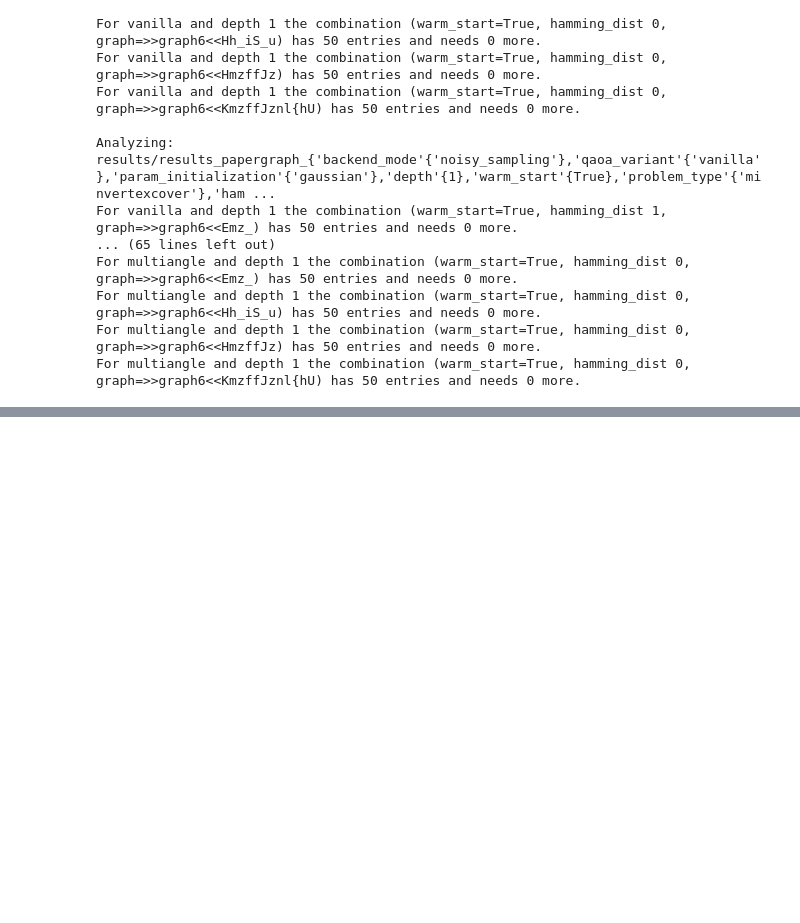
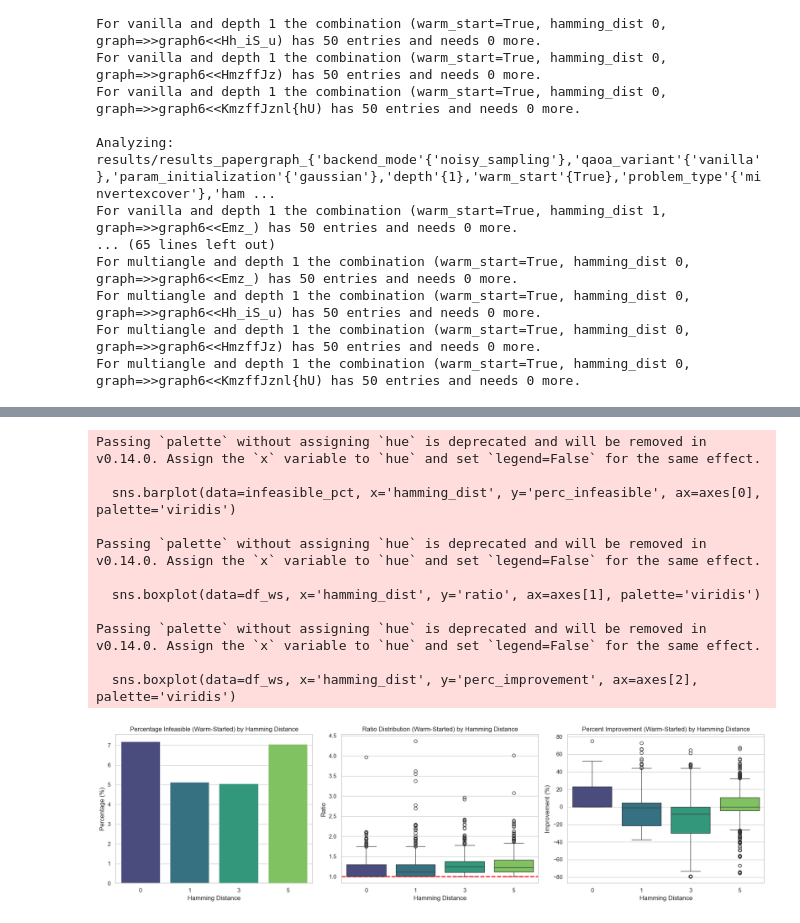
Before and after one commit to Smeidir/QAOA, a Jupyter notebook: results_visualizer.ipynb, the cells around one changed output, grey strips where cells are left out. Cells and saved outputs as stored; diff of their text form; code cells hidden in the pictures; blank space fills up the shorter version.

```diff
--- a/results_visualizer.ipynb
+++ b/results_visualizer.ipynb
@@ -55,8 +57,12 @@ strings = [
     "results/results_papergraph_depth_{2, 4, 6}_hamming_dist_{2, 4, 6}.csv",
     "results/results_papergraph_depth_{8, 10}_hamming_dist_{2, 4, 6}.csv"
 ]
-strings = [
-    "results/results_statevector_HD135_all.csv",
+strings_ = ["results/results_statevector_HD135_all.csv"]
+""",
+,
+"results/results_papergraph_{'backend_mode'{'statevector'},'qaoa_variant'{'multiangle','vanilla'},'param_initialization'{'gaussian'},'depth'{1,4},'warm_start'{True},'problem_type'{'minvertexcover'},'lagrangian_multiplier.csv",
+"results/results_papergraph_{'backend_mode'{'statevector'},'qaoa_variant'{'multiangle','vanilla'},'param_initialization'{'gaussian'},'depth'{1,4},'warm_start'{False,True},'problem_type'{'minvertexcover'},'lagrangian_mult.csv"
+
     "results/results_papergraph_{'backend_mode'{'noisy_sampling'},'qaoa_variant'{'multiangle'},'param_initialization'{'gaussian'},'depth'{1},'warm_start'{False,True},'problem_type'{'minvertexcover'}}.csv",
 "results/results_papergraph_{'backend_mode'{'noisy_sampling'},'qaoa_variant'{'vanilla'},'param_initialization'{'gaussian'},'depth'{1},'warm_start'{False,True},'problem_type'{'minvertexcover'}}.csv",
 "results/results_papergraph_{'backend_mode'{'noisy_sampling'},'qaoa_variant'{'vanilla'},'param_initialization'{'gaussian'},'depth'{1},'warm_start'{True},'problem_type'{'minvertexcover'},'hamming_dist'{1,3,5}}.csv",
@@ -65,7 +71,9 @@ strings = [
 "results/results_papergraph_{'backend_mode'{'noisy_sampling'},'qaoa_variant'{'vanilla'},'param_initialization'{'gaussian'},'depth'{7},'warm_start'{False,True},'problem_type'{'minvertexcover'}}.csv",
 "results/results_papergraph_{'backend_mode'{'noisy_sampling'},'qaoa_variant'{'vanilla'},'param_initialization'{'gaussian'},'depth'{7},'warm_start'{True},'problem_type'{'minvertexcover'},'hamming_dist'{1,3,5}}.csv",
 "results/results_papergraph_{'backend_mode'{'statevector'},'qaoa_variant'{'multiangle','vanilla'},'param_initialization'{'gaussian'},'depth'{1,4},'warm_start'{True},'problem_type'{'minvertexcover'},'lagrangian_multiplier.csv",
-"results/results_papergraph_{'backend_mode'{'statevector'},'qaoa_variant'{'multiangle','vanilla'},'param_initialization'{'gaussian'},'depth'{1,4},'warm_start'{False,True},'problem_type'{'minvertexcover'},'lagrangian_mult.csv"]
+"results/results_papergraph_{'backend_mode'{'statevector'},'qaoa_variant'{'multiangle','vanilla'},'param_initialization'{'gaussian'},'depth'{1,4},'warm_start'{False,True},'problem_type'{'minvertexcover'},'lagrangian_mult.csv"]"""
+strings = ["results/results_statevector_HD135_all.csv"]
+
 for file in strings:
     try:
         df = pd.read_csv(file)
@@ -243,6 +231,7 @@ for g in graphs:
     results.iloc[index] = row
 """
 print(results.groupby('graph_name')['infeasible'].value_counts())
-results = results[results['infeasible'] ==False]
+
+print(results.groupby(['qaoa_variant','lagrangian_multiplier'])['infeasible'].value_counts())
 # %% [output]
 graph_name
@@ -372,3 +362,63 @@ display(ui, out)
 # %% [output]
 VBox(children=(HBox(children=(Dropdown(description='Graph:', options=('All', '>>graph6<<Emz_', '>>graph6<<Hmzf…
 [interactive output not drawn]
+# %%
+# Filter to only warm-started entries
+df_ws = results[results['warm_start'] == True].copy()
+
+# Ensure 'infeasible' is boolean (it might be stored as a string)
+df_ws['infeasible_bool'] = df_ws['infeasible'].astype(str).str.lower() == 'true'
+
+# Group by hamming distance to compute percentage of infeasible runs
+infeasible_pct = (
+    df_ws.groupby('hamming_dist')['infeasible_bool']
+    .mean()
+    .reset_index(name='perc_infeasible')
+)
+infeasible_pct['perc_infeasible'] *= 100
+
+# Compute percent improvement from the warm-started string.
+# Here we define percent improvement as the relative reduction:
+# 100 * (quantum_obj_value - ws_value) / quantum_obj_value.
+# Exclude any rows with zero quantum_obj_value or missing ws_value.
+df_ws = df_ws[(df_ws['quantum_obj_value'] != 0) & (df_ws['ws_value'].notnull())].copy()
+df_ws['ws_value'] = df_ws['ws_value'].astype(float)  # ensure numeric
+df_ws['perc_improvement'] = 100 * (df_ws['quantum_obj_value'] - df_ws['ws_value']) / df_ws['quantum_obj_value']
+
+# Create a 1x3 figure: one for % infeasible, one for ratio, and one for % improvement by hamming distance.
+fig, axes = plt.subplots(1, 3, figsize=(18, 5))
+
+# 1) Plot percentage infeasible by hamming distance
+sns.barplot(data=infeasible_pct, x='hamming_dist', y='perc_infeasible', ax=axes[0], palette='viridis')
+axes[0].set_title('Percentage Infeasible (Warm-Started) by Hamming Distance')
+axes[0].set_ylabel('Percentage (%)')
+axes[0].set_xlabel('Hamming Distance')
+
+# 2) Plot distribution of ratio values by hamming distance
+sns.boxplot(data=df_ws, x='hamming_dist', y='ratio', ax=axes[1], palette='viridis')
+axes[1].set_title('Ratio Distribution (Warm-Started) by Hamming Distance')
+axes[1].set_ylabel('Ratio')
+axes[1].set_xlabel('Hamming Distance')
+axes[1].axhline(1, color='red', linestyle='--', linewidth=2)
+
+# 3) Plot percent improvement from the warm-started string by hamming distance
+sns.boxplot(data=df_ws, x='hamming_dist', y='perc_improvement', ax=axes[2], palette='viridis')
+axes[2].set_title('Percent Improvement (Warm-Started) by Hamming Distance')
+axes[2].set_ylabel('Improvement (%)')
+axes[2].set_xlabel('Hamming Distance')
+
+plt.tight_layout()
+plt.show()
+# %% [output]
+Passing `palette` without assigning `hue` is deprecated and will be removed in v0.14.0. Assign the `x` variable to `hue` and set `legend=False` for the same effect.
+
+  sns.barplot(data=infeasible_pct, x='hamming_dist', y='perc_infeasible', ax=axes[0], palette='viridis')
+
+Passing `palette` without assigning `hue` is deprecated and will be removed in v0.14.0. Assign the `x` variable to `hue` and set `legend=False` for the same effect.
+
+  sns.boxplot(data=df_ws, x='hamming_dist', y='ratio', ax=axes[1], palette='viridis')
+
+Passing `palette` without assigning `hue` is deprecated and will be removed in v0.14.0. Assign the `x` variable to `hue` and set `legend=False` for the same effect.
+
+  sns.boxplot(data=df_ws, x='hamming_dist', y='perc_improvement', ax=axes[2], palette='viridis')
+[figure, added]
```
Also changed, not shown: parts of 12 cells of this notebook, 29 other files.
